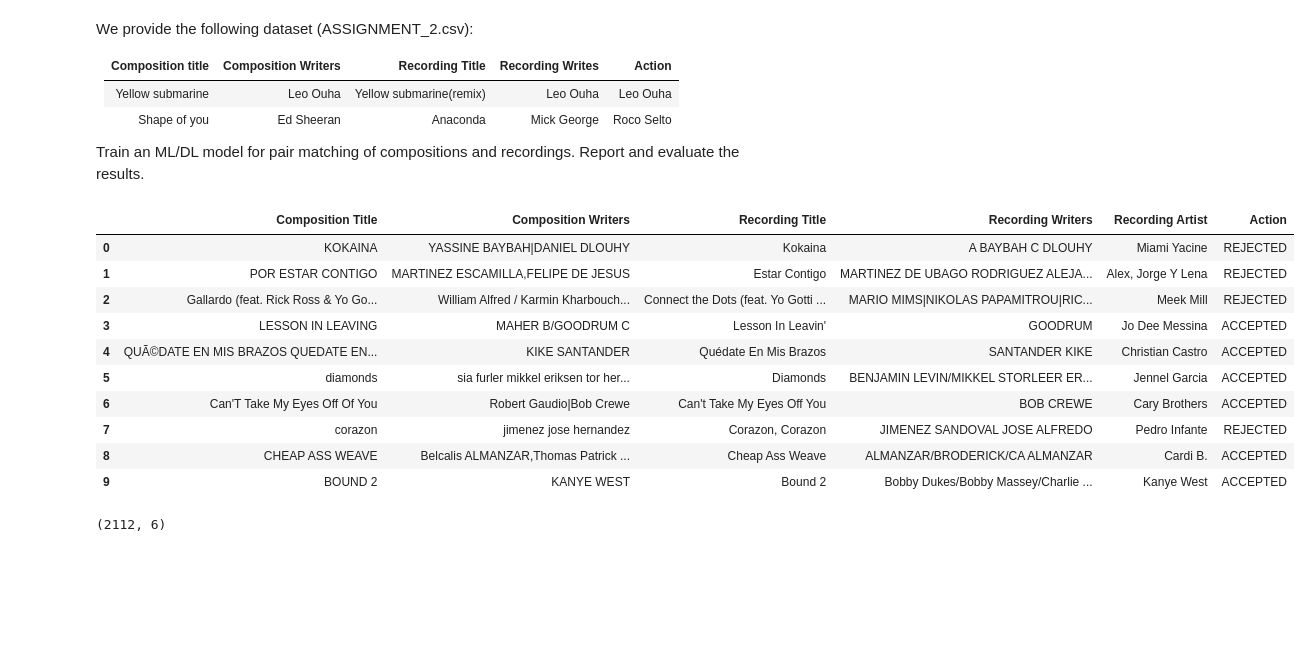
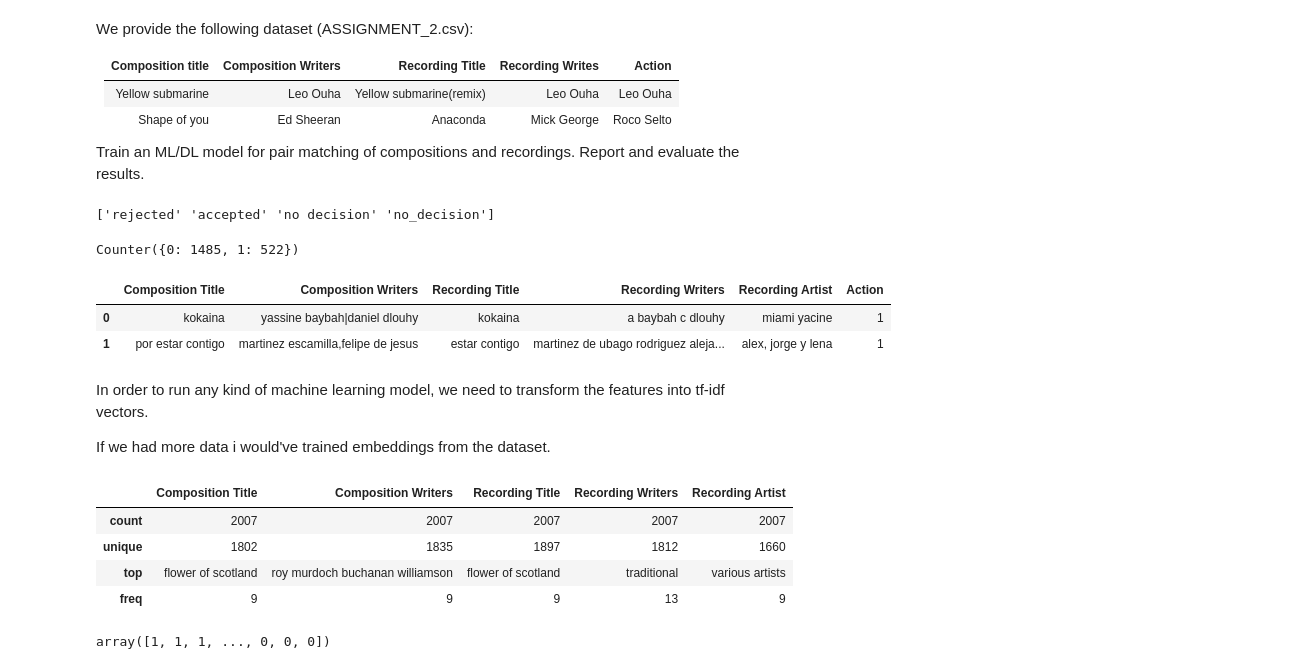
Before and after one commit to dimitrisl/assignment_of, a Jupyter notebook: src/excersize_2.ipynb, the cells around one changed output. Cells and saved outputs as stored; diff of their text form; code cells hidden in the pictures; blank space fills up the shorter version.

```diff
--- a/src/excersize_2.ipynb
+++ b/src/excersize_2.ipynb
@@ -17,3 +24,16 @@ Train an ML/DL model for pair matching of compositions and recordings.
 Report and evaluate the results.
 # %%
 input_dataset = pd.read_csv("dataset/ASSIGNMENT_2.csv")
+# %%
+input_dataset = input_dataset.drop_duplicates().dropna()
+
+for col in list(input_dataset.columns):
+    input_dataset.loc[:, col] = input_dataset.loc[:, col].apply(lambda x: x.lower())
+
+print(input_dataset["Action"].str.lower().unique())
+# %% [output]
+['rejected' 'accepted' 'no decision' 'no_decision']
+# %%
+input_dataset.loc[input_dataset["Action"] == 'no decision', "Action"] = "no_decision"
+# %%
+input_dataset = input_dataset.loc[input_dataset["Action"]!="no_decision", :]
@@ -19,0 +47,8 @@ input_dataset = pd.read_csv("dataset/ASSIGNMENT_2.csv")
+# %%
+labelizer = LabelEncoder()
+lb_res = labelizer.fit_transform(input_dataset.loc[:, "Action"])
+
+input_dataset.loc[:, "Action"]= lb_res
+print(Counter(input_dataset["Action"]))
+# %% [output]
+Counter({0: 1485, 1: 522})
@@ -20,18 +60,10 @@ input_dataset = pd.read_csv("dataset/ASSIGNMENT_2.csv")
 # %%
-input_dataset.head(10)
+input_dataset.head(2)
 # %% [output]
 |  | Composition Title | Composition Writers | Recording Title | Recording Writers | Recording Artist | Action |
-| 0 | KOKAINA | YASSINE BAYBAH|DANIEL DLOUHY | Kokaina | A BAYBAH C DLOUHY | Miami Yacine | REJECTED |
-| 1 | POR ESTAR CONTIGO | MARTINEZ ESCAMILLA,FELIPE DE JESUS | Estar Contigo | MARTINEZ DE UBAGO RODRIGUEZ ALEJA... | Alex, Jorge Y Lena | REJECTED |
-| 2 | Gallardo (feat. Rick Ross & Yo Go... | William Alfred / Karmin Kharbouch... | Connect the Dots (feat. Yo Gotti ... | MARIO MIMS|NIKOLAS PAPAMITROU|RIC... | Meek Mill | REJECTED |
-| 3 | LESSON IN LEAVING | MAHER B/GOODRUM C | Lesson In Leavin' | GOODRUM | Jo Dee Messina | ACCEPTED |
-| 4 | QUÃ©DATE EN MIS BRAZOS QUEDATE EN... | KIKE SANTANDER | Quédate En Mis Brazos | SANTANDER KIKE | Christian Castro | ACCEPTED |
-| 5 | diamonds | sia furler mikkel eriksen tor her... | Diamonds | BENJAMIN LEVIN/MIKKEL STORLEER ER... | Jennel Garcia | ACCEPTED |
-| 6 | Can'T Take My Eyes Off Of You | Robert Gaudio|Bob Crewe | Can't Take My Eyes Off You | BOB CREWE | Cary Brothers | ACCEPTED |
-| 7 | corazon | jimenez jose hernandez | Corazon, Corazon | JIMENEZ SANDOVAL JOSE ALFREDO | Pedro Infante | REJECTED |
-| 8 | CHEAP ASS WEAVE | Belcalis ALMANZAR,Thomas Patrick ... | Cheap Ass Weave | ALMANZAR/BRODERICK/CA ALMANZAR | Cardi B. | ACCEPTED |
-| 9 | BOUND 2 | KANYE WEST | Bound 2 | Bobby Dukes/Bobby Massey/Charlie ... | Kanye West | ACCEPTED |
+| 0 | kokaina | yassine baybah|daniel dlouhy | kokaina | a baybah c dlouhy | miami yacine | 1 |
+| 1 | por estar contigo | martinez escamilla,felipe de jesus | estar contigo | martinez de ubago rodriguez aleja... | alex, jorge y lena | 1 |
-# %%
-input_dataset.dropna().drop_duplicates().shape
-# %% [output]
-(2112, 6)
+# %% [markdown]
+In order to run any kind of machine learning model, we need to transform the features into tf-idf vectors.
+
+If we had more data i would've trained embeddings from the dataset.
@@ -37,0 +86,8 @@ input_dataset.dropna().drop_duplicates().shape
+# %%
+input_dataset.loc[:, feature_cols].describe()
+# %% [output]
+|  | Composition Title | Composition Writers | Recording Title | Recording Writers | Recording Artist |
+| count | 2007 | 2007 | 2007 | 2007 | 2007 |
+| unique | 1802 | 1835 | 1897 | 1812 | 1660 |
+| top | flower of scotland | roy murdoch buchanan williamson | flower of scotland | traditional | various artists |
+| freq | 9 | 9 | 9 | 13 | 9 |
@@ -37,0 +102,4 @@ input_dataset.dropna().drop_duplicates().shape
+# %%
+lb_res
+# %% [output]
+array([1, 1, 1, ..., 0, 0, 0])
```
Also changed, not shown: parts of 14 cells of this notebook, 2 other files.
